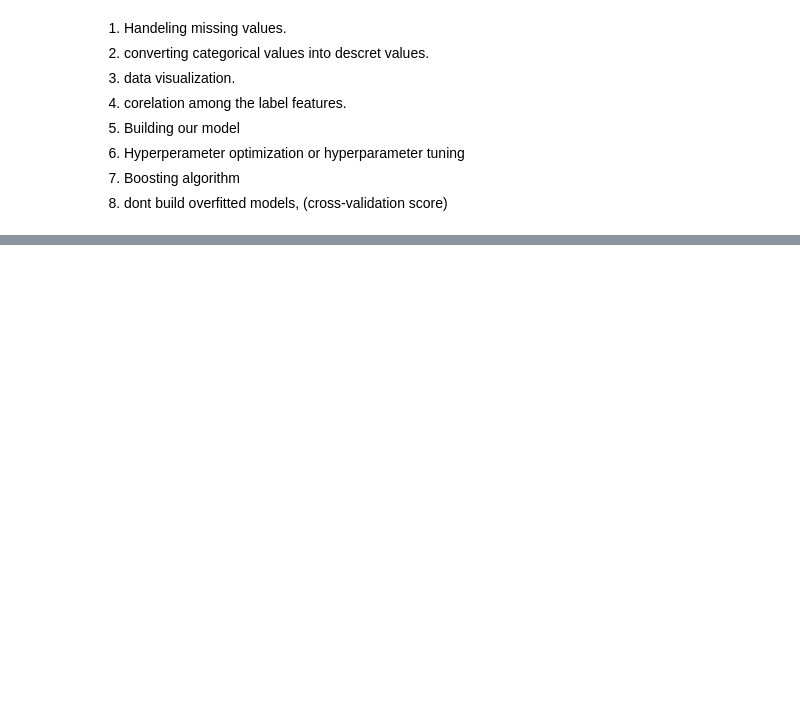
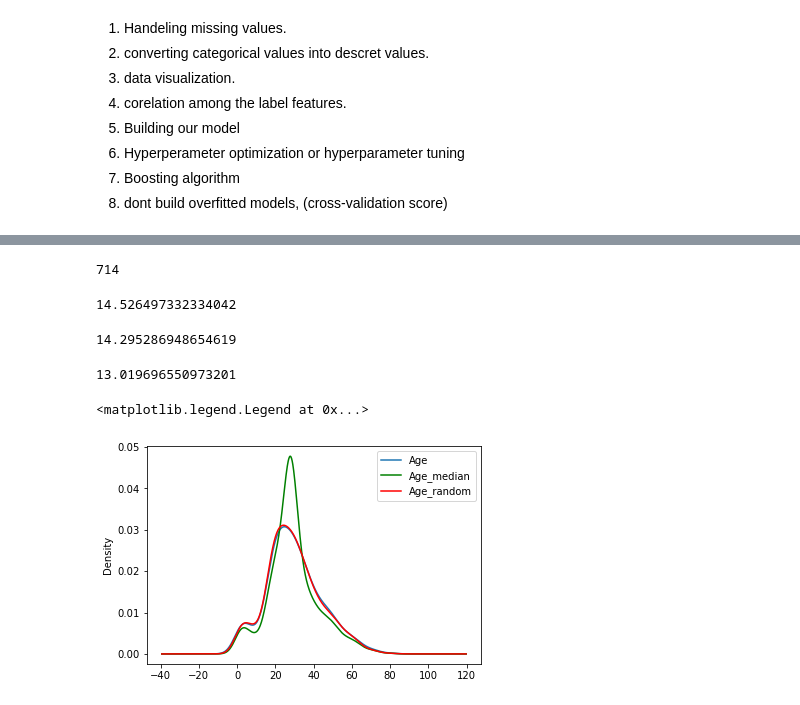
Before and after one commit to JayShankar99/Titanic_survival_project, a Jupyter notebook: Titanic_survival.ipynb, the cells around one changed output, grey strips where cells are left out. Cells and saved outputs as stored; diff of their text form; code cells hidden in the pictures; blank space fills up the shorter version.

```diff
--- a/Titanic_survival.ipynb
+++ b/Titanic_survival.ipynb
@@ -217,0 +272,36 @@ titanic.shape
+# %%
+## Random sample Imputation
+
+titanic["Age_random"] = titanic["Age"] # we are copying all the values present inside the age column into the age_random column
+random_samples = titanic["Age_random"].dropna().sample(titanic["Age_random"].isnull().sum(), random_state=42)
+random_samples.index = titanic[titanic["Age_random"].isnull()].index
+titanic.loc[titanic["Age_random"].isnull(),"Age_random"]=random_samples
+
+#titanic.isnull().sum()
+# %%
+891-177
+# %% [output]
+714
+# %%
+titanic["Age"].std()
+# %% [output]
+14.526497332334042
+# %%
+titanic["Age_random"].std()
+# %% [output]
+14.295286948654619
+# %%
+titanic["Age_median"].std()
+# %% [output]
+13.019696550973201
+# %%
+fig = plt.figure()
+ax = fig.add_subplot(111)
+titanic["Age"].plot(kind = "kde", ax = ax)
+titanic["Age_median"].plot(kind="kde", ax=ax, color="green")
+titanic["Age_random"].plot(kind="kde", ax=ax, color="red")
+line, labels = ax.get_legend_handles_labels()
+ax.legend(line,labels,loc = "best")
+# %% [output]
+<matplotlib.legend.Legend at 0x...>
+[figure, added]
```
Also changed, not shown: parts of 10 cells of this notebook.
